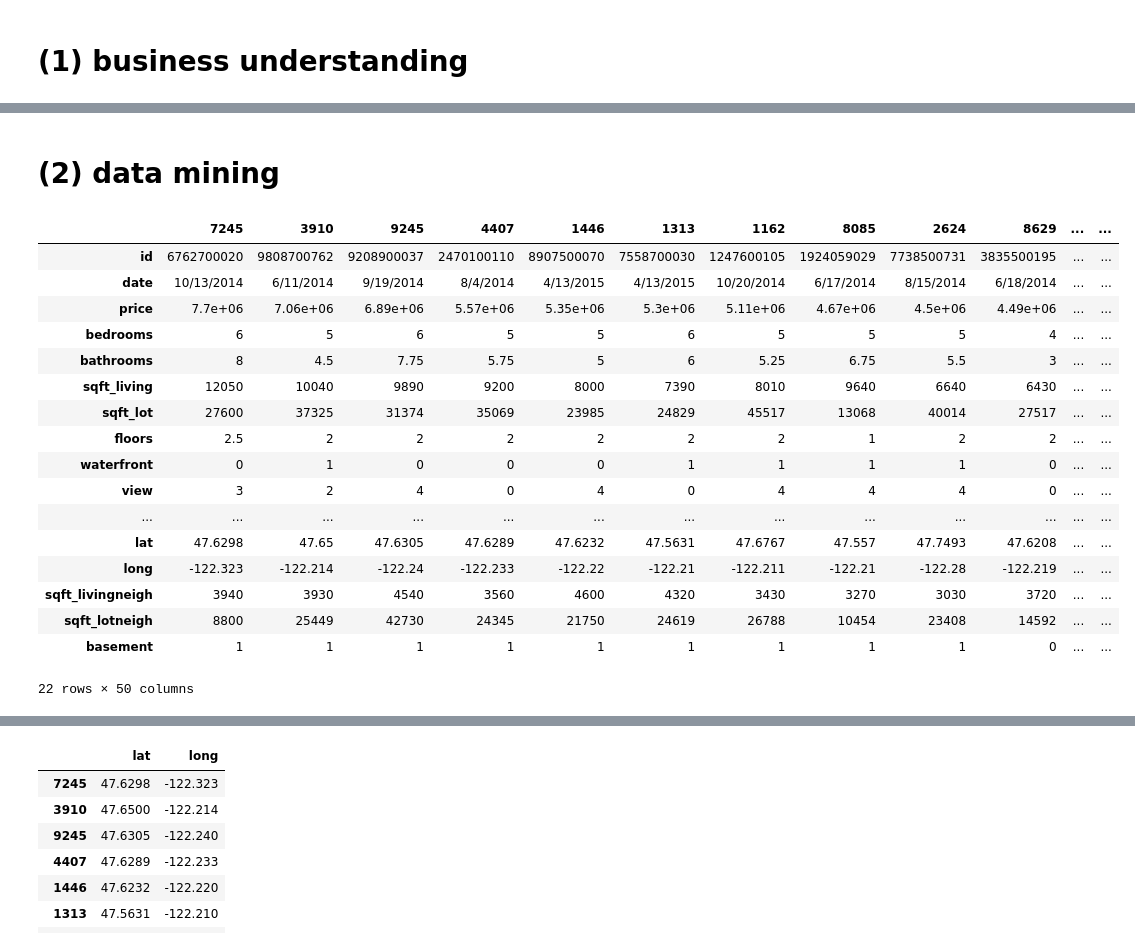
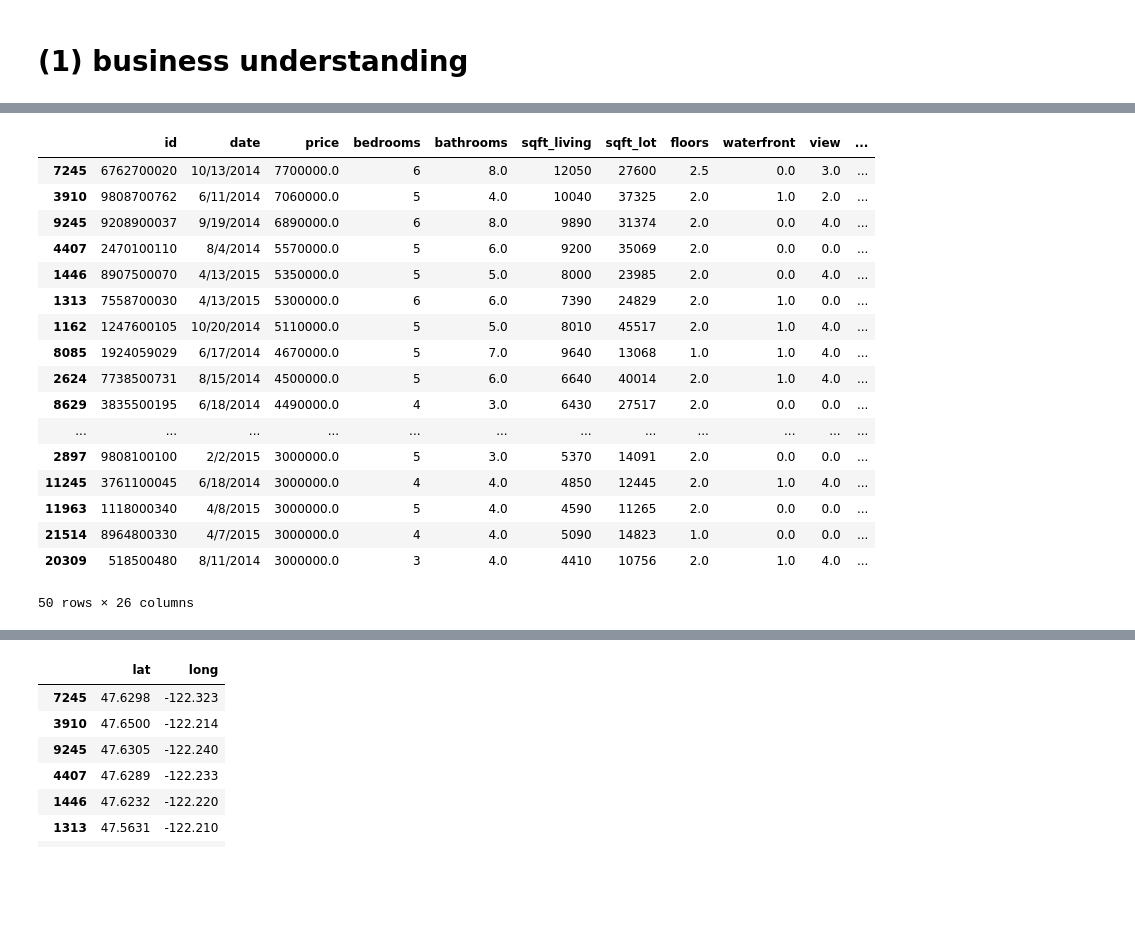
Before and after one commit to Linchen106/Project1, a Jupyter notebook: Prognose Immobilienpreise.ipynb, the cells around one changed output, grey strips where cells are left out. Drawn from its saved outputs; the diff is of its cells as text; code cells hidden in the pictures; blank space fills up the shorter version.

```diff
--- a/Prognose Immobilienpreise.ipynb
+++ b/Prognose Immobilienpreise.ipynb
@@ -60,25 +52,23 @@ immo.describe().round(0).T
-# %% [markdown]
-# (2) data mining
 # %%
-immo.sort_values(["price"],ascending=False).head(50).T
+immo.sort_values(["price"],ascending=False).head(50)
 # %% [output]
-|  | 7245 | 3910 | 9245 | 4407 | 1446 | 1313 | 1162 | 8085 | 2624 | 8629 | ... | ... |
-| id | 6762700020 | 9808700762 | 9208900037 | 2470100110 | 8907500070 | 7558700030 | 1247600105 | 1924059029 | 7738500731 | 3835500195 | ... | ... |
-| date | 10/13/2014 | 6/11/2014 | 9/19/2014 | 8/4/2014 | 4/13/2015 | 4/13/2015 | 10/20/2014 | 6/17/2014 | 8/15/2014 | 6/18/2014 | ... | ... |
-| price | 7.7e+06 | 7.06e+06 | 6.89e+06 | 5.57e+06 | 5.35e+06 | 5.3e+06 | 5.11e+06 | 4.67e+06 | 4.5e+06 | 4.49e+06 | ... | ... |
-| bedrooms | 6 | 5 | 6 | 5 | 5 | 6 | 5 | 5 | 5 | 4 | ... | ... |
-| bathrooms | 8 | 4.5 | 7.75 | 5.75 | 5 | 6 | 5.25 | 6.75 | 5.5 | 3 | ... | ... |
-| sqft_living | 12050 | 10040 | 9890 | 9200 | 8000 | 7390 | 8010 | 9640 | 6640 | 6430 | ... | ... |
-| sqft_lot | 27600 | 37325 | 31374 | 35069 | 23985 | 24829 | 45517 | 13068 | 40014 | 27517 | ... | ... |
-| floors | 2.5 | 2 | 2 | 2 | 2 | 2 | 2 | 1 | 2 | 2 | ... | ... |
-| waterfront | 0 | 1 | 0 | 0 | 0 | 1 | 1 | 1 | 1 | 0 | ... | ... |
-| view | 3 | 2 | 4 | 0 | 4 | 0 | 4 | 4 | 4 | 0 | ... | ... |
-| ... | ... | ... | ... | ... | ... | ... | ... | ... | ... | ... | ... | ... |
-| lat | 47.6298 | 47.65 | 47.6305 | 47.6289 | 47.6232 | 47.5631 | 47.6767 | 47.557 | 47.7493 | 47.6208 | ... | ... |
-| long | -122.323 | -122.214 | -122.24 | -122.233 | -122.22 | -122.21 | -122.211 | -122.21 | -122.28 | -122.219 | ... | ... |
-| sqft_livingneigh | 3940 | 3930 | 4540 | 3560 | 4600 | 4320 | 3430 | 3270 | 3030 | 3720 | ... | ... |
-| sqft_lotneigh | 8800 | 25449 | 42730 | 24345 | 21750 | 24619 | 26788 | 10454 | 23408 | 14592 | ... | ... |
-| basement | 1 | 1 | 1 | 1 | 1 | 1 | 1 | 1 | 1 | 0 | ... | ... |
+|  | id | date | price | bedrooms | bathrooms | sqft_living | sqft_lot | floors | waterfront | view | ... |
+| 7245 | 6762700020 | 10/13/2014 | 7700000.0 | 6 | 8.0 | 12050 | 27600 | 2.5 | 0.0 | 3.0 | ... |
+| 3910 | 9808700762 | 6/11/2014 | 7060000.0 | 5 | 4.0 | 10040 | 37325 | 2.0 | 1.0 | 2.0 | ... |
+| 9245 | 9208900037 | 9/19/2014 | 6890000.0 | 6 | 8.0 | 9890 | 31374 | 2.0 | 0.0 | 4.0 | ... |
+| 4407 | 2470100110 | 8/4/2014 | 5570000.0 | 5 | 6.0 | 9200 | 35069 | 2.0 | 0.0 | 0.0 | ... |
+| 1446 | 8907500070 | 4/13/2015 | 5350000.0 | 5 | 5.0 | 8000 | 23985 | 2.0 | 0.0 | 4.0 | ... |
+| 1313 | 7558700030 | 4/13/2015 | 5300000.0 | 6 | 6.0 | 7390 | 24829 | 2.0 | 1.0 | 0.0 | ... |
+| 1162 | 1247600105 | 10/20/2014 | 5110000.0 | 5 | 5.0 | 8010 | 45517 | 2.0 | 1.0 | 4.0 | ... |
+| 8085 | 1924059029 | 6/17/2014 | 4670000.0 | 5 | 7.0 | 9640 | 13068 | 1.0 | 1.0 | 4.0 | ... |
+| 2624 | 7738500731 | 8/15/2014 | 4500000.0 | 5 | 6.0 | 6640 | 40014 | 2.0 | 1.0 | 4.0 | ... |
+| 8629 | 3835500195 | 6/18/2014 | 4490000.0 | 4 | 3.0 | 6430 | 27517 | 2.0 | 0.0 | 0.0 | ... |
+| ... | ... | ... | ... | ... | ... | ... | ... | ... | ... | ... | ... |
+| 2897 | 9808100100 | 2/2/2015 | 3000000.0 | 5 | 3.0 | 5370 | 14091 | 2.0 | 0.0 | 0.0 | ... |
+| 11245 | 3761100045 | 6/18/2014 | 3000000.0 | 4 | 4.0 | 4850 | 12445 | 2.0 | 1.0 | 4.0 | ... |
+| 11963 | 1118000340 | 4/8/2015 | 3000000.0 | 5 | 4.0 | 4590 | 11265 | 2.0 | 0.0 | 0.0 | ... |
+| 21514 | 8964800330 | 4/7/2015 | 3000000.0 | 4 | 4.0 | 5090 | 14823 | 1.0 | 0.0 | 0.0 | ... |
+| 20309 | 518500480 | 8/11/2014 | 3000000.0 | 3 | 4.0 | 4410 | 10756 | 2.0 | 1.0 | 4.0 | ... |
-22 rows × 50 columns
+50 rows × 26 columns
 # %%
 immo_top50=immo.sort_values(["price"],ascending=False).head(50)
```
Also changed, not shown: parts of 49 cells of this notebook.
